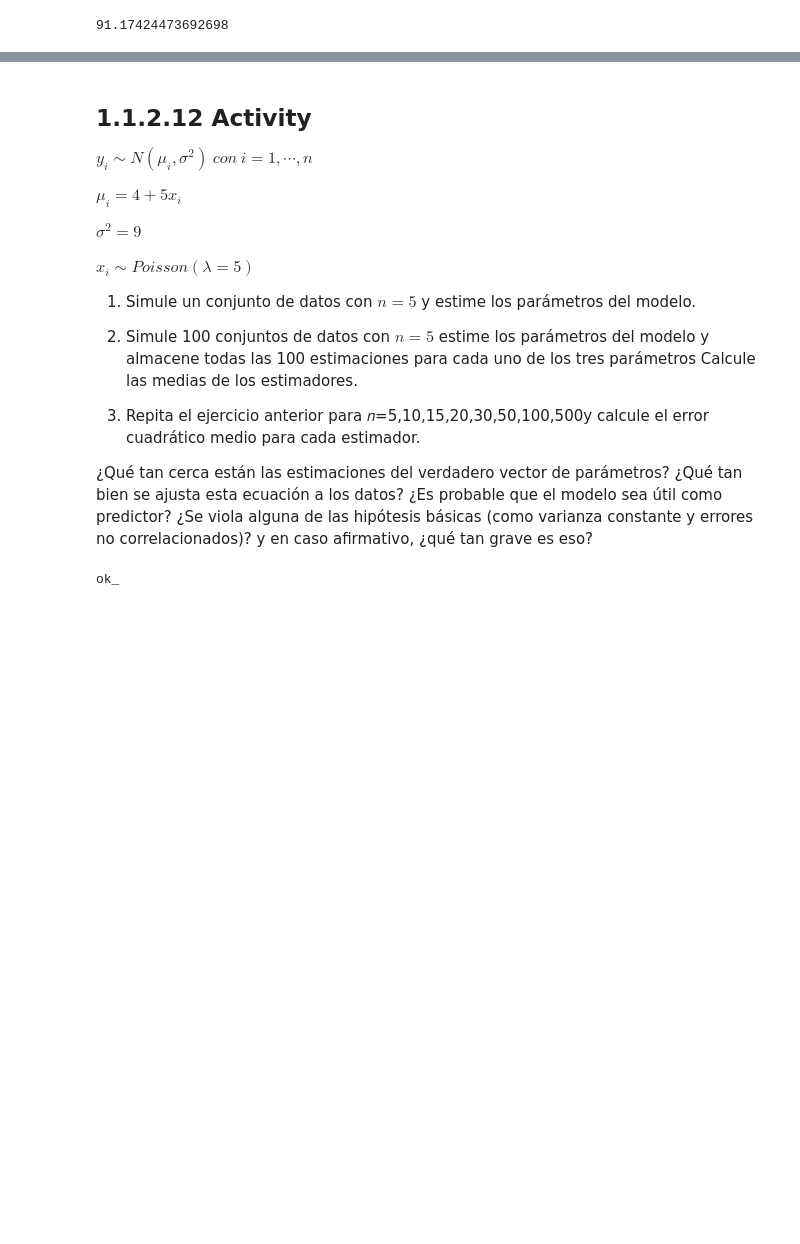
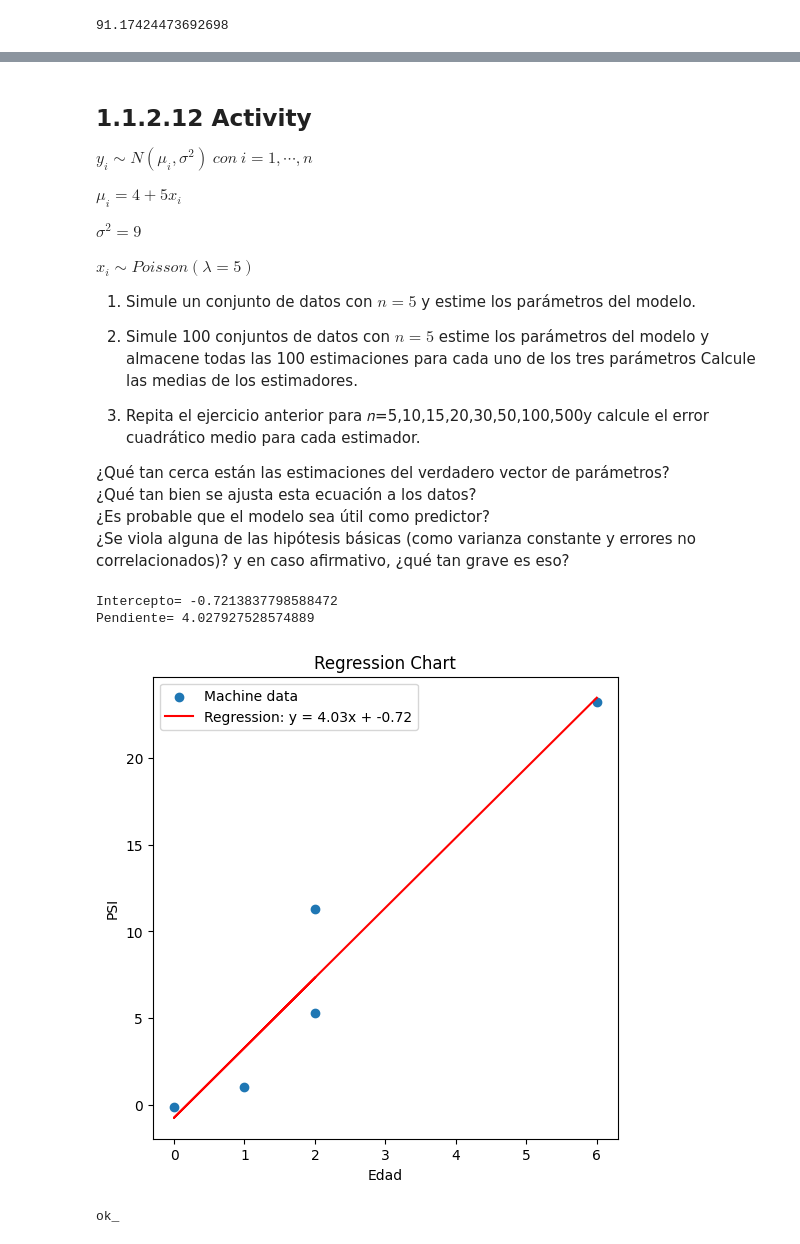
Before and after one commit to oecorrechag/regression, a Jupyter notebook: notebooks/01_seccion/1.1 Introduccion/1.1.2 Simple linear regression.ipynb, the cells around one changed output, grey strips where cells are left out. Cells and saved outputs as stored; diff of their text form; code cells hidden in the pictures; blank space fills up the shorter version.

```diff
--- a/notebooks/01_seccion/1.1 Introduccion/1.1.2 Simple linear regression.ipynb
+++ b/notebooks/01_seccion/1.1 Introduccion/1.1.2 Simple linear regression.ipynb
@@ -272,11 +273,47 @@ $ x_i \sim 𝑃𝑜𝑖𝑠𝑠𝑜𝑛(\lambda=5) $
 3. Repita el ejercicio anterior para 𝑛=5,10,15,20,30,50,100,500y calcule el error cuadrático medio para cada
 estimador.
 
-¿Qué tan cerca están las estimaciones del verdadero vector de parámetros?
-¿Qué tan bien se ajusta esta ecuación a los datos?
-¿Es probable que el modelo sea útil como predictor?
+¿Qué tan cerca están las estimaciones del verdadero vector de parámetros? <br>
+¿Qué tan bien se ajusta esta ecuación a los datos? <br>
+¿Es probable que el modelo sea útil como predictor? <br>
 ¿Se viola alguna de las hipótesis básicas (como varianza constante y errores no correlacionados)? y en caso
 afirmativo, ¿qué tan grave es eso?
+# %%
+# Numero de puntos
+n = 5
+# Varianza
+var = 9
+# Parámetro lambda para la distribución de Poisson
+lmbda = 3.0
+# %%
+# Generar 5 números aleatorios con distribución de Poisson
+x = poisson.rvs(lmbda, size=n)
+# Calcular los estadisticos
+media = -4+5*x
+# Generar 5 números aleatorios con distribución de Normal con la media y la varianza
+y = np.random.normal(loc=media, scale=np.sqrt(var), size=n)
+# %%
+# Lineal regression
+modelo_regresion = LinearRegression().fit(x.reshape(-1, 1), y)
+pendiente = modelo_regresion.coef_[0]
+intercepto = modelo_regresion.intercept_
+
+linea_regresion = pendiente * x + intercepto
+# %% [output]
+Intercepto= -0.7213837798588472
+Pendiente= 4.027927528574889
+# %%
+# Create the chart
+plt.figure(figsize=(6, 6))
+plt.scatter(x, y, label='Machine data')
+plt.plot(x, linea_regresion, color='red', label=f'Regression: y = {pendiente:.2f}x + {intercepto:.2f}')
+plt.title('Regression Chart')
+plt.xlabel('Edad')
+plt.ylabel('PSI')
+plt.legend()
+plt.show()
+# %% [output]
+[figure, added]
 # %%
 print('ok_')
 # %% [output]
```
Also changed, not shown: parts of 2 cells of this notebook.
